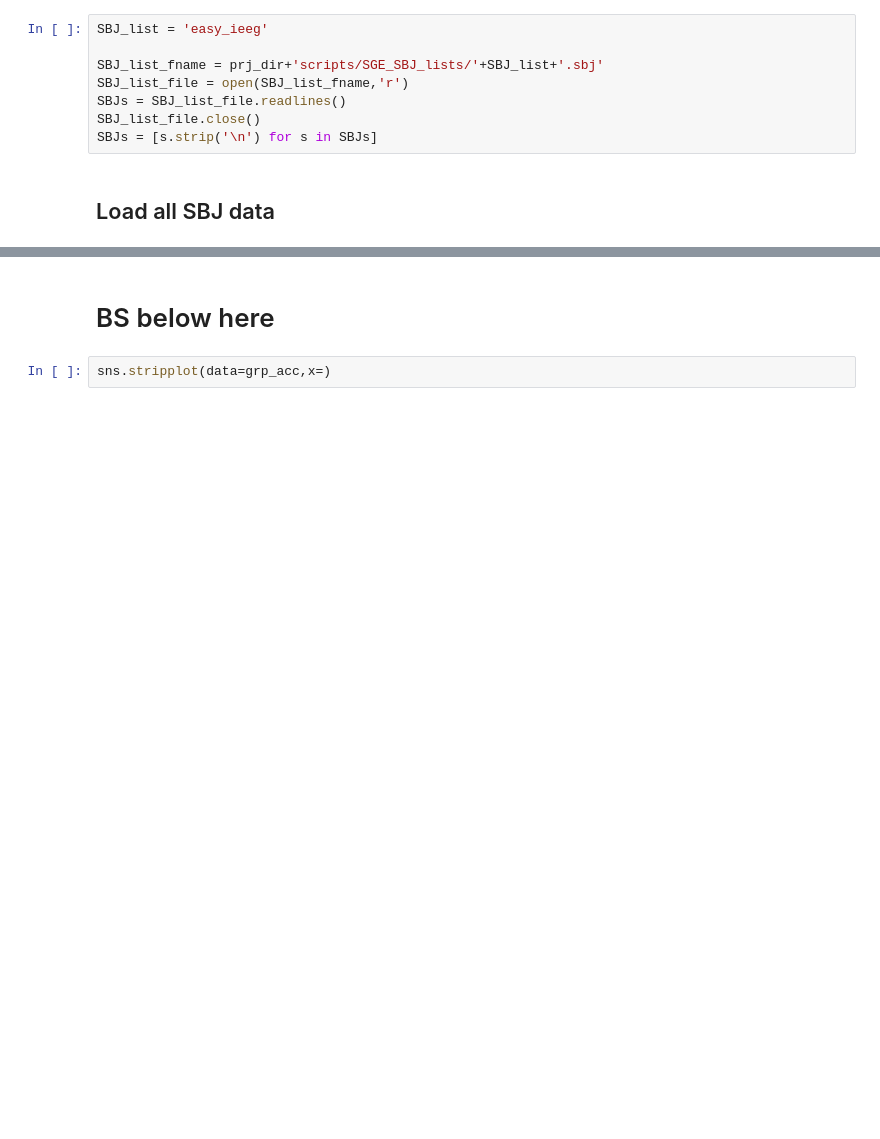
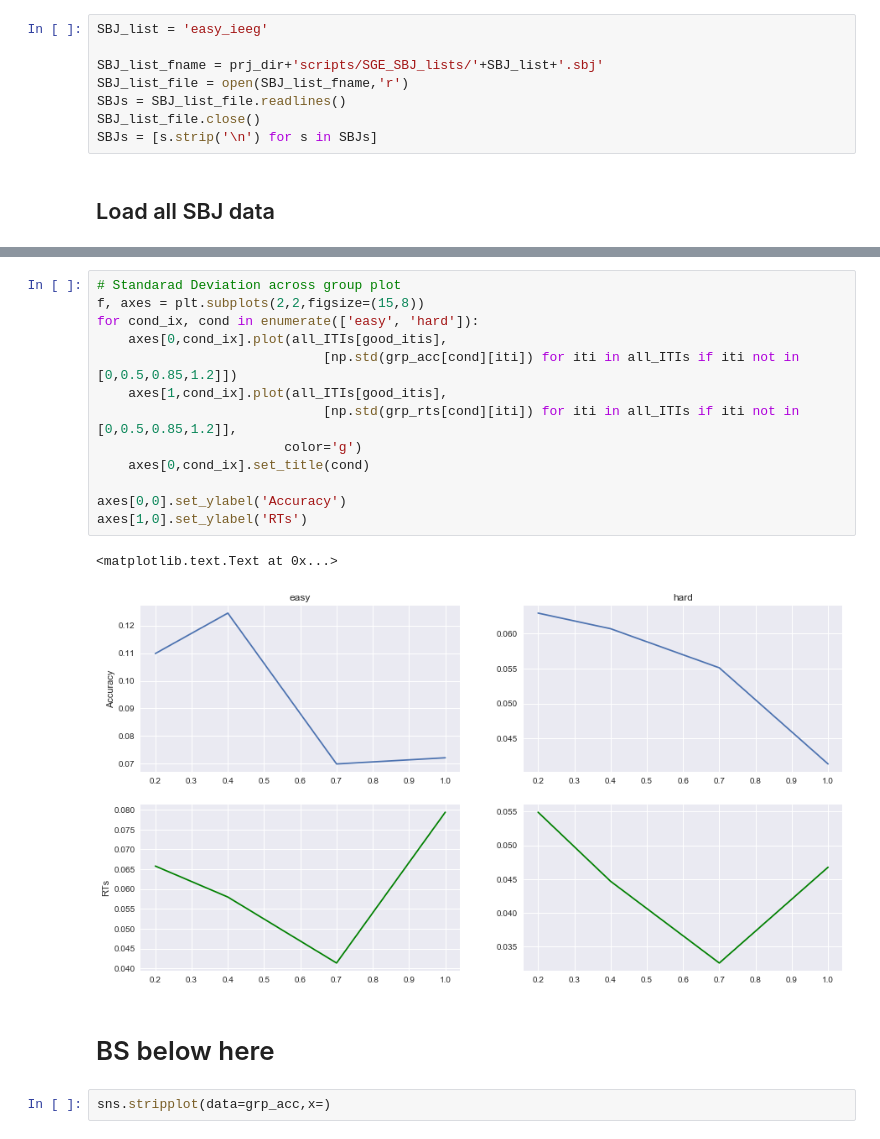
Before and after one commit to hoycw/asymmetric_RPE_paper, a Jupyter notebook: BHV01b_GRP_ITI_comparison.ipynb, the cells around one changed output, grey strips where cells are left out. Cells and saved outputs as stored; diff of their text form; blank space fills up the shorter version.

```diff
--- a/BHV01b_GRP_ITI_comparison.ipynb
+++ b/BHV01b_GRP_ITI_comparison.ipynb
@@ -135,3 +145,19 @@ axes[1].set_ylabel('RTs')
+# %%
+# Standarad Deviation across group plot
+f, axes = plt.subplots(2,2,figsize=(15,8))
+for cond_ix, cond in enumerate(['easy', 'hard']):
+    axes[0,cond_ix].plot(all_ITIs[good_itis],
+                             [np.std(grp_acc[cond][iti]) for iti in all_ITIs if iti not in [0,0.5,0.85,1.2]])
+    axes[1,cond_ix].plot(all_ITIs[good_itis],
+                             [np.std(grp_rts[cond][iti]) for iti in all_ITIs if iti not in [0,0.5,0.85,1.2]],
+                        color='g')
+    axes[0,cond_ix].set_title(cond)
+
+axes[0,0].set_ylabel('Accuracy')
+axes[1,0].set_ylabel('RTs')
+# %% [output]
+<matplotlib.text.Text at 0x...>
+[figure, added]
 # %% [markdown]
 # BS below here
 # %%
```
Also changed, not shown: parts of 5 cells of this notebook, 3 other files.
